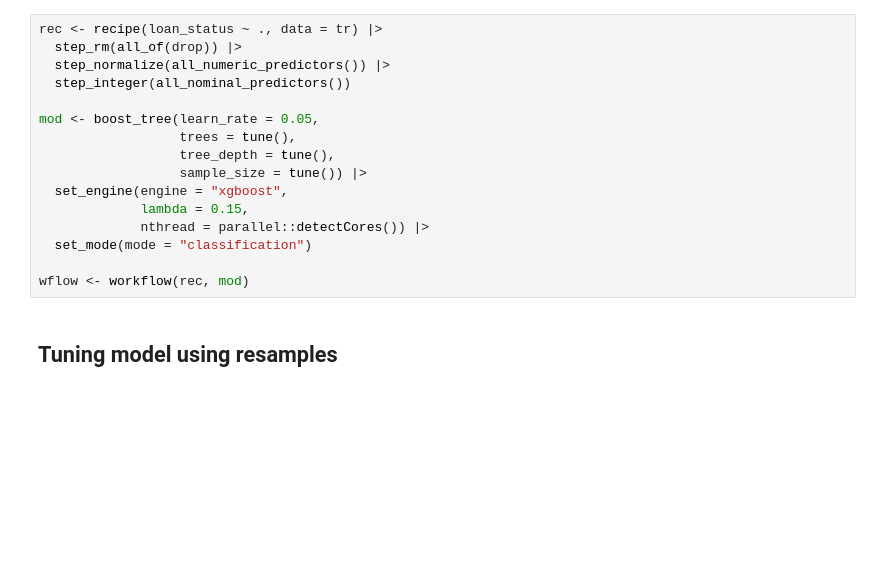
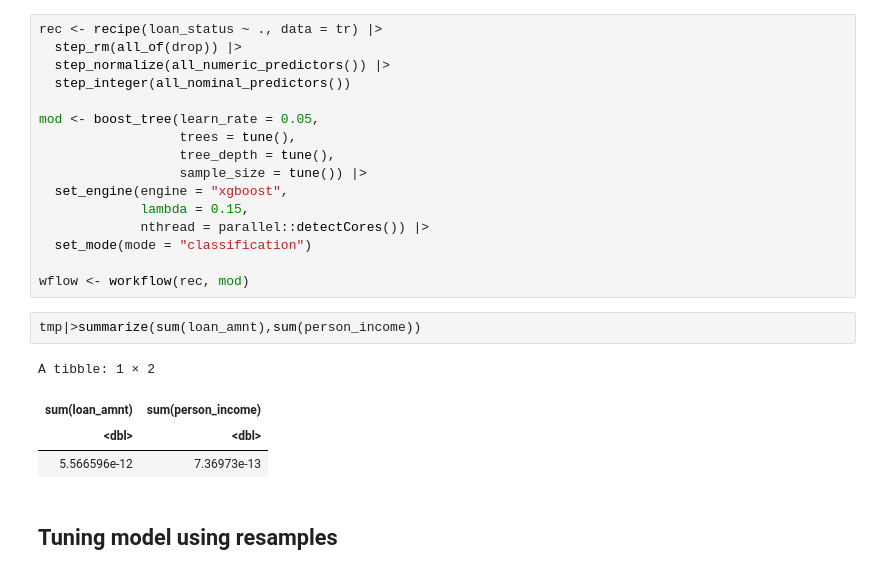
Before and after one commit to Wang-Yong2018/s4e10_loan_status, a Jupyter notebook: tidy-loaner.ipynb, the cells around one changed output. Saved outputs shown, nothing was run; the diff lists cells and outputs as text; blank space fills up the shorter version.

```diff
--- a/tidy-loaner.ipynb
+++ b/tidy-loaner.ipynb
@@ -98,6 +122,13 @@ mod <- boost_tree(learn_rate = 0.05,
   set_mode(mode = "classification")
 
 wflow <- workflow(rec, mod)
+# %%
+tmp|>summarize(sum(loan_amnt),sum(person_income))
+# %% [output]
+A tibble: 1 × 2
+| sum(loan_amnt) | sum(person_income) |
+| <dbl> | <dbl> |
+| 5.566596e-12 | 7.36973e-13 |
 # %% [markdown]
 ## Tuning model using resamples
 # %%
```
Also changed, not shown: parts of 6 cells of this notebook, 1 other file.
